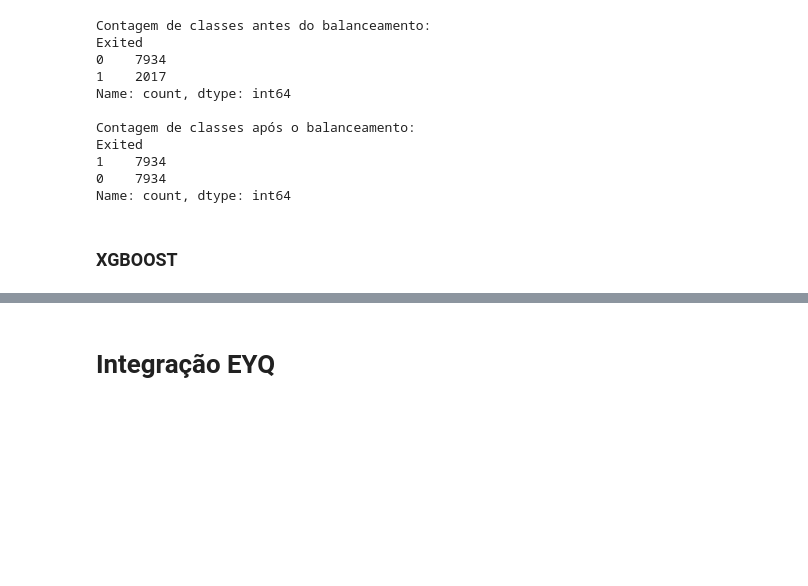
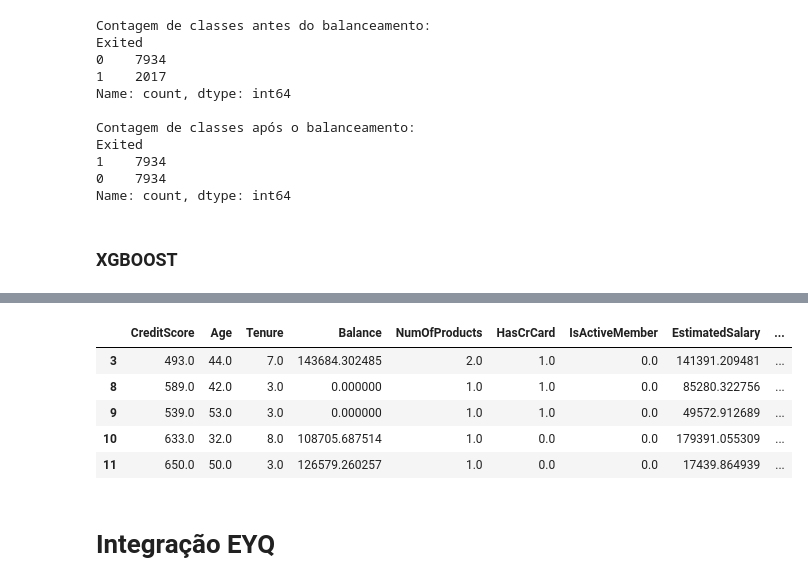
Before and after one commit to FredAlissonx/Grupo2DnA, a Jupyter notebook: machine-learning/prod.ipynb, the cells around one changed output, grey strips where cells are left out. Drawn from its saved outputs; the diff is of its cells as text; code cells hidden in the pictures; blank space fills up the shorter version.

```diff
--- a/machine-learning/prod.ipynb
+++ b/machine-learning/prod.ipynb
@@ -161,0 +182,10 @@ A taxa de Recall do xgboost foi de: 86.78%
+# %%
+churn = df_result[df_result['previsoes'] == 1]
+churn.head()
+# %% [output]
+|  | CreditScore | Age | Tenure | Balance | NumOfProducts | HasCrCard | IsActiveMember | EstimatedSalary | ... |
+| 3 | 493.0 | 44.0 | 7.0 | 143684.302485 | 2.0 | 1.0 | 0.0 | 141391.209481 | ... |
+| 8 | 589.0 | 42.0 | 3.0 | 0.000000 | 1.0 | 1.0 | 0.0 | 85280.322756 | ... |
+| 9 | 539.0 | 53.0 | 3.0 | 0.000000 | 1.0 | 1.0 | 0.0 | 49572.912689 | ... |
+| 10 | 633.0 | 32.0 | 8.0 | 108705.687514 | 1.0 | 0.0 | 0.0 | 179391.055309 | ... |
+| 11 | 650.0 | 50.0 | 3.0 | 126579.260257 | 1.0 | 0.0 | 0.0 | 17439.864939 | ... |
```
Also changed, not shown: parts of 15 cells of this notebook, 4 other files.
